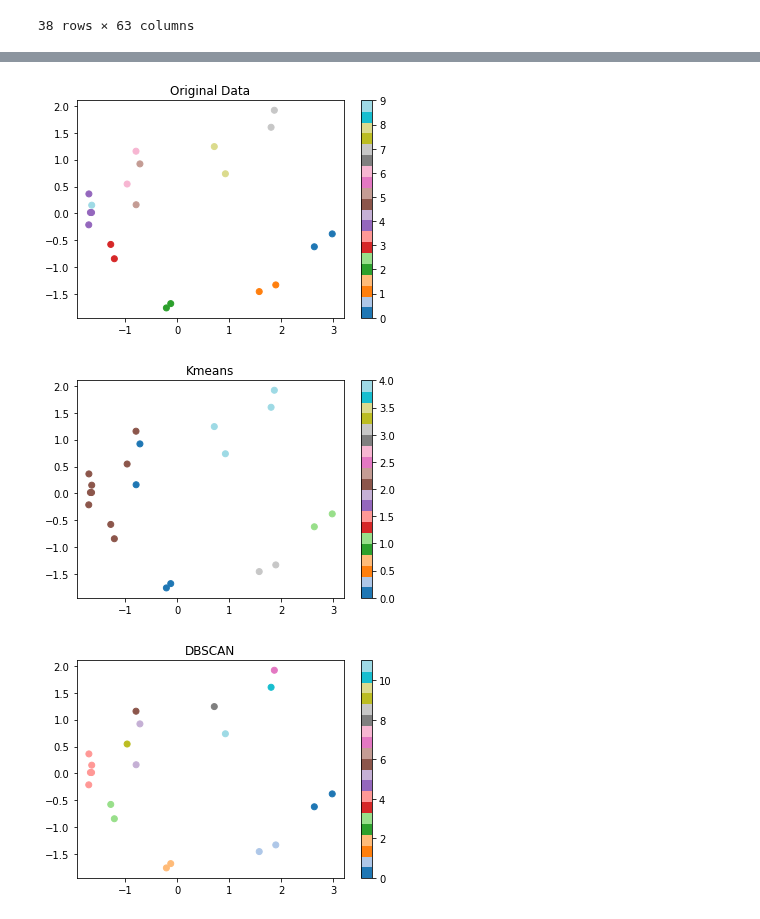
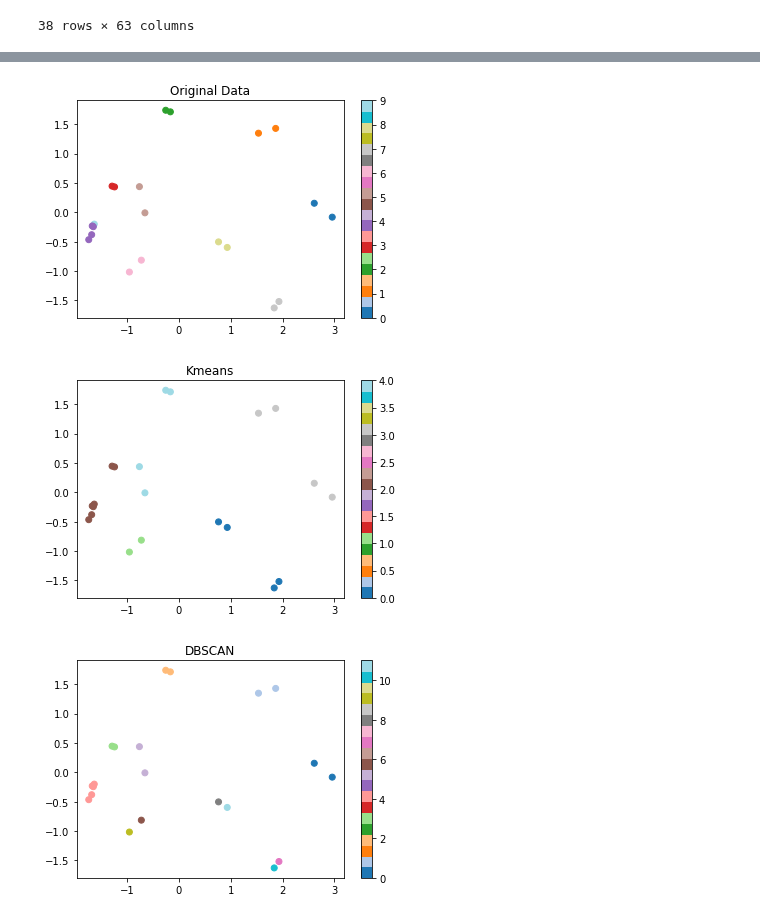
Before and after one commit to devwithpug/RandHand-Chat, a Jupyter notebook: handDetection/static_image/analysis2.ipynb, the cells around one changed output, grey strips where cells are left out. Saved outputs shown, nothing was run; the diff lists cells and outputs as text; code cells hidden in the pictures.

```diff
--- a/handDetection/static_image/analysis2.ipynb
+++ b/handDetection/static_image/analysis2.ipynb
@@ -253,31 +252,31 @@ thumb_false
 # %%
 # 실제 데이터, kmeans, DBSCAN을 pca로 plot
 
 pca = PCA(n_components=2)
-val = pca.fit_transform(thumb_false)
+val = pca.fit_transform(thumb_false.iloc[:,1:])
 df = pd.DataFrame(val, columns=['x','y'])
 
 plt.title('Original Data')
 label = [0, 1, 2, 3, 4, 0, 1, 2, 3, 4, 5, 5, 6, 7, 8, 6, 7, 8, 9, 4, 4]
 plt.scatter(df.x, df.y, c= label, cmap='tab20')
 plt.colorbar()
 plt.show()
 
 kmeans = KMeans(init='k-means++',n_clusters=5)
 predict = kmeans.fit_predict(thumb_false)
 plt.title('Kmeans')
 plt.scatter(df.x, df.y, c= predict, cmap='tab20')
 plt.colorbar()
 plt.show()
 
 dbscan = DBSCAN(min_samples=1, eps=1)
 predict2 = dbscan.fit_predict(thumb_false)
 plt.title('DBSCAN')
 plt.scatter(df.x, df.y, c= predict2, cmap='tab20')
 plt.colorbar()
 plt.show()
 # %% [output]
-[figure, old version]
+[figure, new version]
-[figure, old version]
+[figure, new version]
-[figure, old version]
+[figure, new version]
 # %%
```
Also changed, not shown: parts of 5 cells of this notebook, 2 other files.
